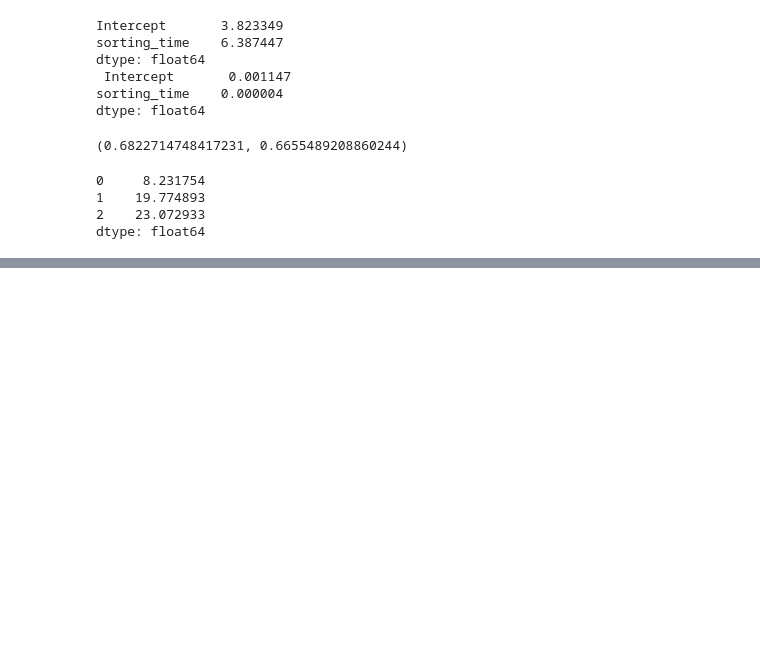
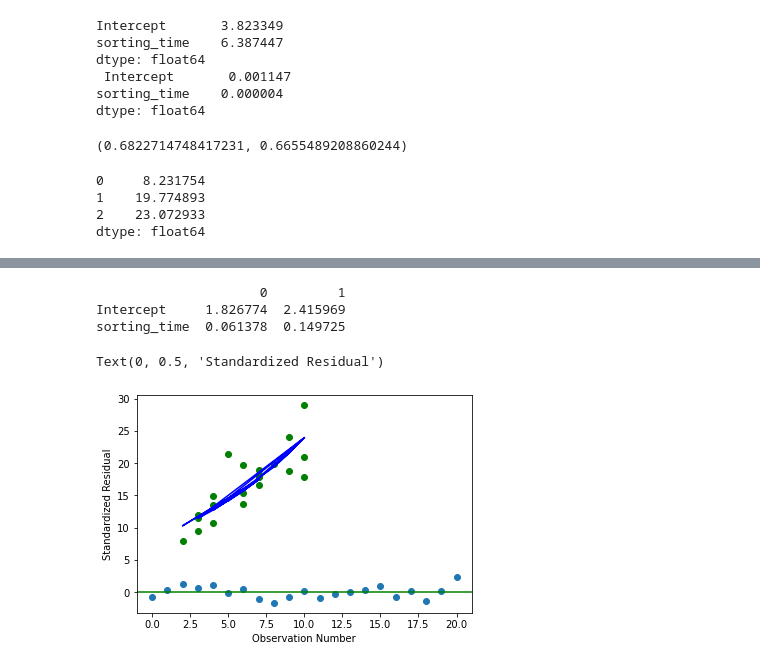
Before and after one commit to ch-aitali/assignments, a Jupyter notebook: delivery_time_simple_linear_regression.ipynb, the cells around one changed output, grey strips where cells are left out. Drawn from its saved outputs; the diff is of its cells as text; code cells hidden in the pictures; blank space fills up the shorter version.

```diff
--- a/delivery_time_simple_linear_regression.ipynb
+++ b/delivery_time_simple_linear_regression.ipynb
@@ -102,0 +122,25 @@ dtype: float64
+# %%
+# Exponential transformation
+import numpy as np
+model3 = smf.ols('np.log(delivery_time)~sorting_time',data=data_1).fit()
+model3.params
+model3.summary()
+print(model3.conf_int(0.01)) # 99% confidence level
+pred_log = model3.predict(pd.DataFrame(data_1['sorting_time']))
+pred_log
+pred3=np.exp(pred_log)  # as we have used log(AT) in preparing model so we need to convert it back
+pred3
+pred3.corr(data_1.delivery_time)
+plt.scatter(x=data_1['sorting_time'],y=data_1['delivery_time'],color='green');plt.plot(data_1.sorting_time,np.exp(pred_log),color='blue');plt.xlabel('sorting_time');plt.ylabel('delivery_time')
+resid_3 = pred3-data_1.delivery_time
+# so we will consider the model having highest R-Squared value which is the log transformation - model3
+# getting residuals of the entire data set
+student_resid = model3.resid_pearson
+student_resid
+plt.plot(model3.resid_pearson,'o');plt.axhline(y=0,color='green');plt.xlabel("Observation Number");plt.ylabel("Standardized Residual")
+# %% [output]
+                     0         1
+Intercept     1.826774  2.415969
+sorting_time  0.061378  0.149725
+Text(0, 0.5, 'Standardized Residual')
+[figure, added]
```
Also changed, not shown: parts of 3 cells of this notebook.
